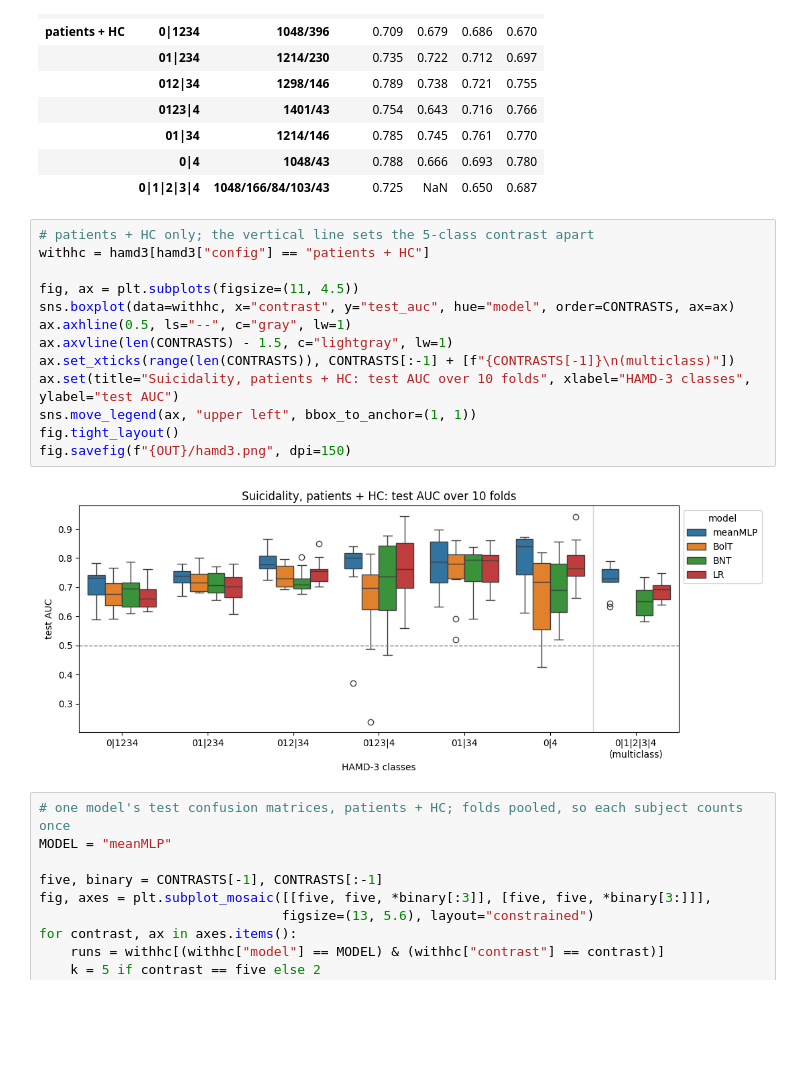
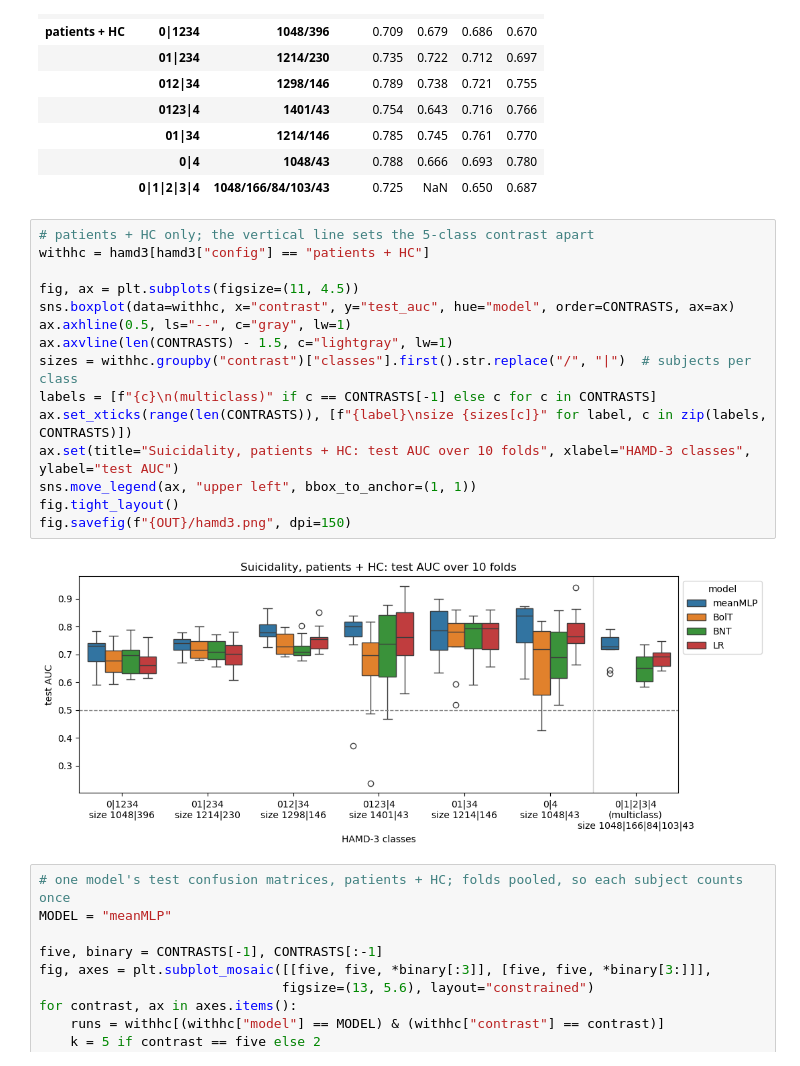
Before and after one commit to neuroneural/circRNA, a Jupyter notebook: docs/04_paper/paper_results.ipynb, the cells around one changed output. Drawn from its saved outputs; the diff is of its cells as text; blank space fills up the shorter version.

```diff
--- a/docs/04_paper/paper_results.ipynb
+++ b/docs/04_paper/paper_results.ipynb
@@ -136,18 +136,20 @@ table
 # %%
 # patients + HC only; the vertical line sets the 5-class contrast apart
 withhc = hamd3[hamd3["config"] == "patients + HC"]
 
 fig, ax = plt.subplots(figsize=(11, 4.5))
 sns.boxplot(data=withhc, x="contrast", y="test_auc", hue="model", order=CONTRASTS, ax=ax)
 ax.axhline(0.5, ls="--", c="gray", lw=1)
 ax.axvline(len(CONTRASTS) - 1.5, c="lightgray", lw=1)
-ax.set_xticks(range(len(CONTRASTS)), CONTRASTS[:-1] + [f"{CONTRASTS[-1]}\n(multiclass)"])
+sizes = withhc.groupby("contrast")["classes"].first().str.replace("/", "|")  # subjects per class
+labels = [f"{c}\n(multiclass)" if c == CONTRASTS[-1] else c for c in CONTRASTS]
+ax.set_xticks(range(len(CONTRASTS)), [f"{label}\nsize {sizes[c]}" for label, c in zip(labels, CONTRASTS)])
 ax.set(title="Suicidality, patients + HC: test AUC over 10 folds", xlabel="HAMD-3 classes", ylabel="test AUC")
 sns.move_legend(ax, "upper left", bbox_to_anchor=(1, 1))
 fig.tight_layout()
 fig.savefig(f"{OUT}/hamd3.png", dpi=150)
 # %% [output]
-[figure, old version]
+[figure, new version]
 # %%
 # one model's test confusion matrices, patients + HC; folds pooled, so each subject counts once
 MODEL = "meanMLP"
```
Also changed, not shown: parts of 3 cells of this notebook, 10 other files.
